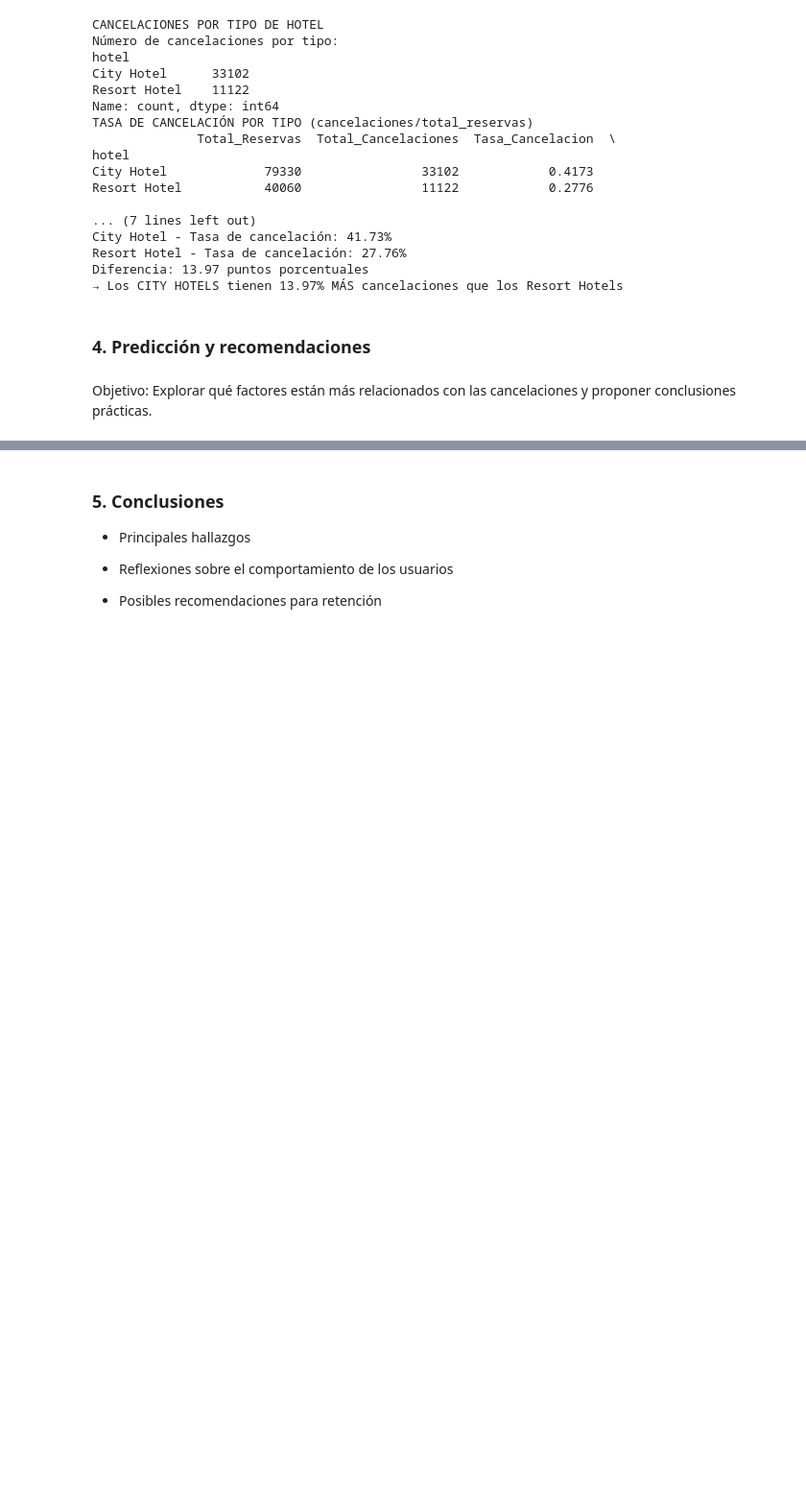
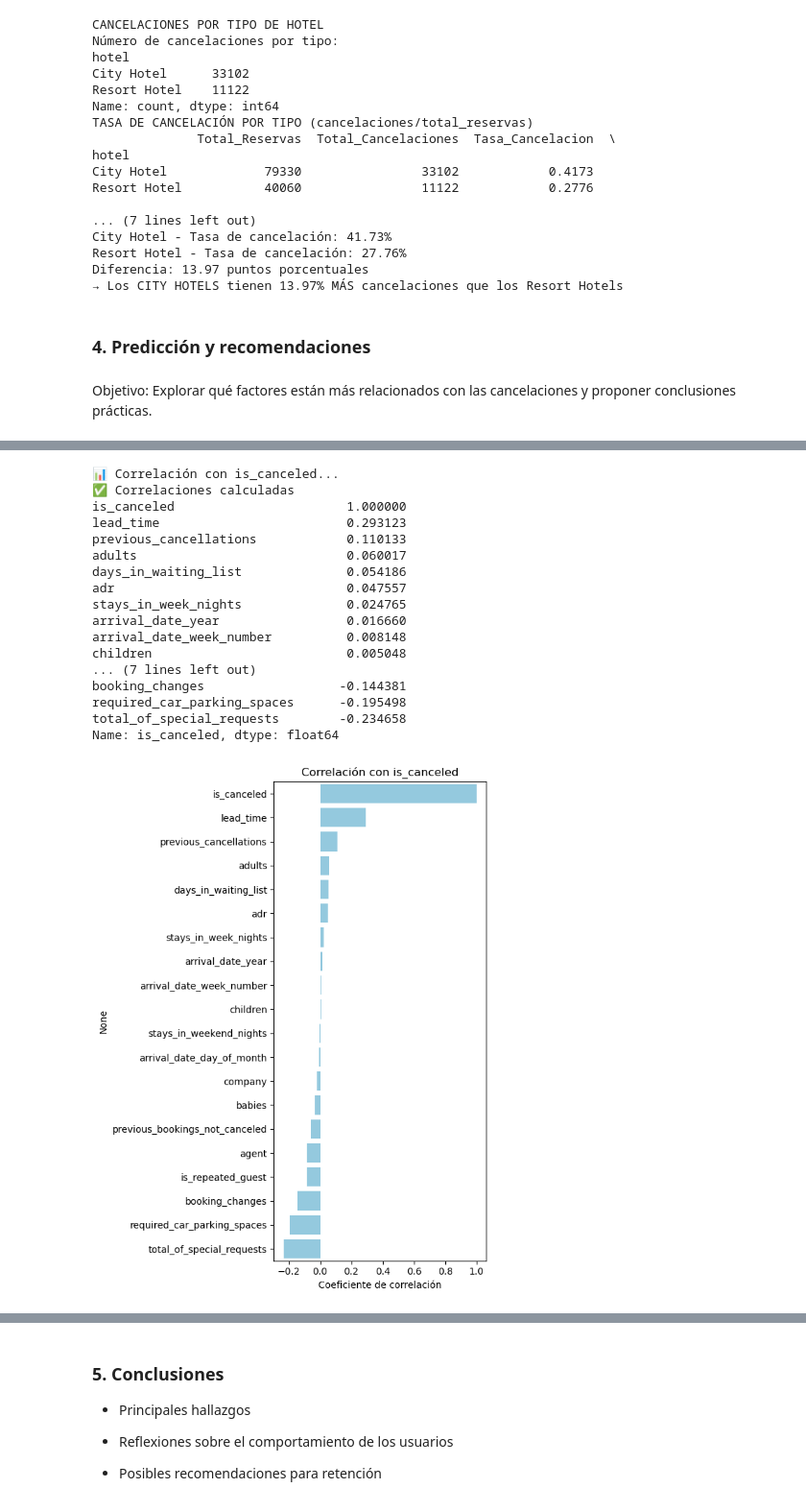
Before and after one commit to Patrirs05/analisis_hotel_booking, a Jupyter notebook: analisis_hotel.ipynb, the cells around one changed output, grey strips where cells are left out. Shown at 96% size. Saved outputs shown, nothing was run; the diff lists cells and outputs as text; code cells hidden in the pictures; blank space fills up the shorter version.

```diff
--- a/analisis_hotel.ipynb
+++ b/analisis_hotel.ipynb
@@ -462,0 +475,27 @@ Objetivo: Explorar qué factores están más relacionados con las cancelaciones
+# %%
+corr_target = df[num_cols].corr()['is_canceled'].sort_values(ascending=False)
+plt.figure(figsize=(6,8))
+sns.barplot(x=corr_target.values, y=corr_target.index, color="skyblue")
+plt.title("Correlación con is_canceled")
+plt.xlabel("Coeficiente de correlación")
+plt.tight_layout()
+plt.show()
+# %% [output]
+📊 Correlación con is_canceled...
+✅ Correlaciones calculadas
+is_canceled                       1.000000
+lead_time                         0.293123
+previous_cancellations            0.110133
+adults                            0.060017
+days_in_waiting_list              0.054186
+adr                               0.047557
+stays_in_week_nights              0.024765
+arrival_date_year                 0.016660
+arrival_date_week_number          0.008148
+children                          0.005048
+... (7 lines left out)
+booking_changes                  -0.144381
+required_car_parking_spaces      -0.195498
+total_of_special_requests        -0.234658
+Name: is_canceled, dtype: float64
+[figure, added]
```
Also changed, not shown: parts of 7 cells of this notebook.
